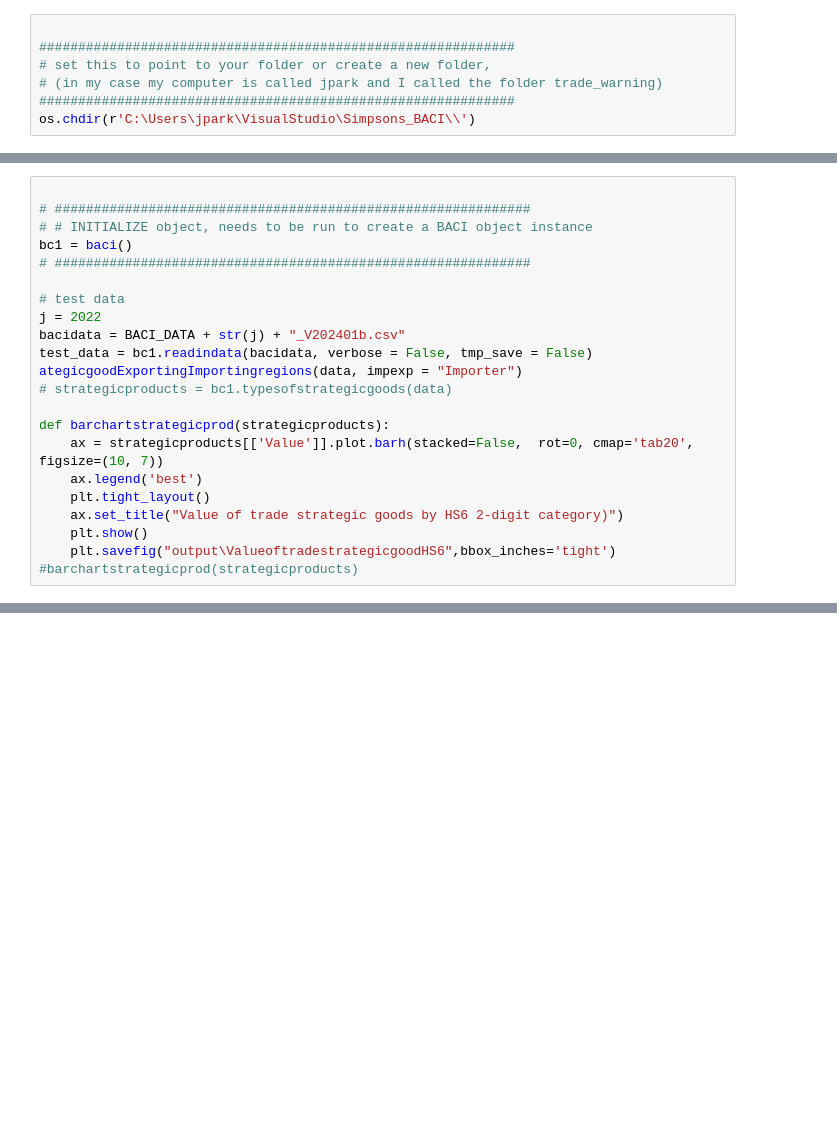
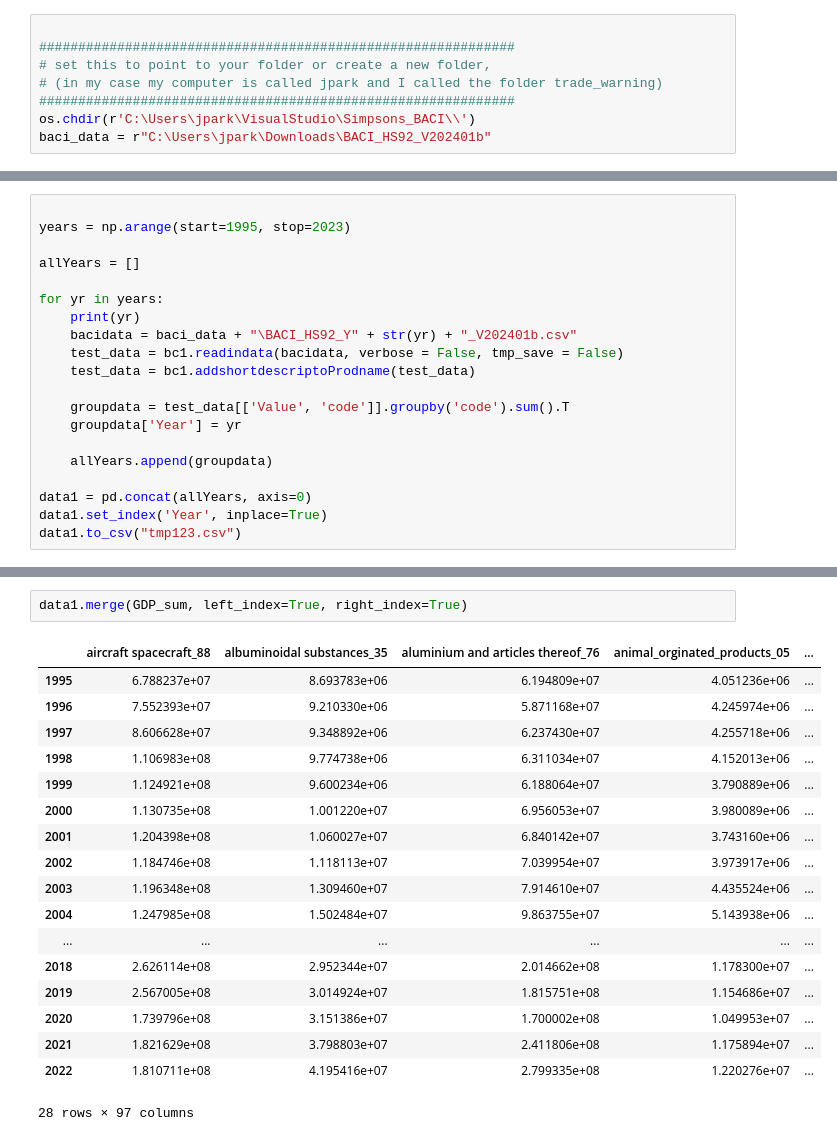
Before and after one commit to powell001/Simpsons_BACI, a Jupyter notebook: baci_preparation/baci_readin.ipynb, the cells around one changed output, grey strips where cells are left out. Drawn from its saved outputs; the diff is of its cells as text; blank space fills up the shorter version.

```diff
--- a/baci_preparation/baci_readin.ipynb
+++ b/baci_preparation/baci_readin.ipynb
@@ -32,6 +30,7 @@ ModuleNotFoundError: No module named 'combine_country_regions'
 # (in my case my computer is called jpark and I called the folder trade_warning)
 #############################################################
 os.chdir(r'C:\Users\jpark\VisualStudio\Simpsons_BACI\\')
+baci_data = r"C:\Users\jpark\Downloads\BACI_HS92_V202401b"
 # %%
 
 # points to country codes as defined by BACI
@@ -172,22 +208,0 @@ GDP = GDPData()
-# %%
-
-# #############################################################
-# # INITIALIZE object, needs to be run to create a BACI object instance
-bc1 = baci()
-# #############################################################
-
-# test data
-j = 2022
-bacidata = BACI_DATA + str(j) + "_V202401b.csv"
-test_data = bc1.readindata(bacidata, verbose = False, tmp_save = False)
-ategicgoodExportingImportingregions(data, impexp = "Importer")
-# strategicproducts = bc1.typesofstrategicgoods(data)
-
-def barchartstrategicprod(strategicproducts):
-    ax = strategicproducts[['Value']].plot.barh(stacked=False,  rot=0, cmap='tab20', figsize=(10, 7))
-    ax.legend('best')
-    plt.tight_layout()
-    ax.set_title("Value of trade strategic goods by HS6 2-digit category)")
-    plt.show()
-    plt.savefig("output\ValueoftradestrategicgoodHS6",bbox_inches='tight')
-#barchartstrategicprod(strategicproducts)
@@ -193,0 +232,20 @@ def barchartstrategicprod(strategicproducts):
+# %%
+
+years = np.arange(start=1995, stop=2023)
+
+allYears = []
+
+for yr in years:
+    print(yr)
+    bacidata = baci_data + "\BACI_HS92_Y" + str(yr) + "_V202401b.csv"
+    test_data = bc1.readindata(bacidata, verbose = False, tmp_save = False)
+    test_data = bc1.addshortdescriptoProdname(test_data)
+
+    groupdata = test_data[['Value', 'code']].groupby('code').sum().T
+    groupdata['Year'] = yr
+
+    allYears.append(groupdata)
+
+data1 = pd.concat(allYears, axis=0)
+data1.set_index('Year', inplace=True)
+data1.to_csv("tmp123.csv")
@@ -193,0 +270,21 @@ def barchartstrategicprod(strategicproducts):
+# %%
+data1.merge(GDP_sum, left_index=True, right_index=True)
+# %% [output]
+|  | aircraft spacecraft_88 | albuminoidal substances_35 | aluminium and articles thereof_76 | animal_orginated_products_05 | ... |
+| 1995 | 6.788237e+07 | 8.693783e+06 | 6.194809e+07 | 4.051236e+06 | ... |
+| 1996 | 7.552393e+07 | 9.210330e+06 | 5.871168e+07 | 4.245974e+06 | ... |
+| 1997 | 8.606628e+07 | 9.348892e+06 | 6.237430e+07 | 4.255718e+06 | ... |
+| 1998 | 1.106983e+08 | 9.774738e+06 | 6.311034e+07 | 4.152013e+06 | ... |
+| 1999 | 1.124921e+08 | 9.600234e+06 | 6.188064e+07 | 3.790889e+06 | ... |
+| 2000 | 1.130735e+08 | 1.001220e+07 | 6.956053e+07 | 3.980089e+06 | ... |
+| 2001 | 1.204398e+08 | 1.060027e+07 | 6.840142e+07 | 3.743160e+06 | ... |
+| 2002 | 1.184746e+08 | 1.118113e+07 | 7.039954e+07 | 3.973917e+06 | ... |
+| 2003 | 1.196348e+08 | 1.309460e+07 | 7.914610e+07 | 4.435524e+06 | ... |
+| 2004 | 1.247985e+08 | 1.502484e+07 | 9.863755e+07 | 5.143938e+06 | ... |
+| ... | ... | ... | ... | ... | ... |
+| 2018 | 2.626114e+08 | 2.952344e+07 | 2.014662e+08 | 1.178300e+07 | ... |
+| 2019 | 2.567005e+08 | 3.014924e+07 | 1.815751e+08 | 1.154686e+07 | ... |
+| 2020 | 1.739796e+08 | 3.151386e+07 | 1.700002e+08 | 1.049953e+07 | ... |
+| 2021 | 1.821629e+08 | 3.798803e+07 | 2.411806e+08 | 1.175894e+07 | ... |
+| 2022 | 1.810711e+08 | 4.195416e+07 | 2.799335e+08 | 1.220276e+07 | ... |
+28 rows × 97 columns
```
Also changed, not shown: parts of 7 cells of this notebook.
